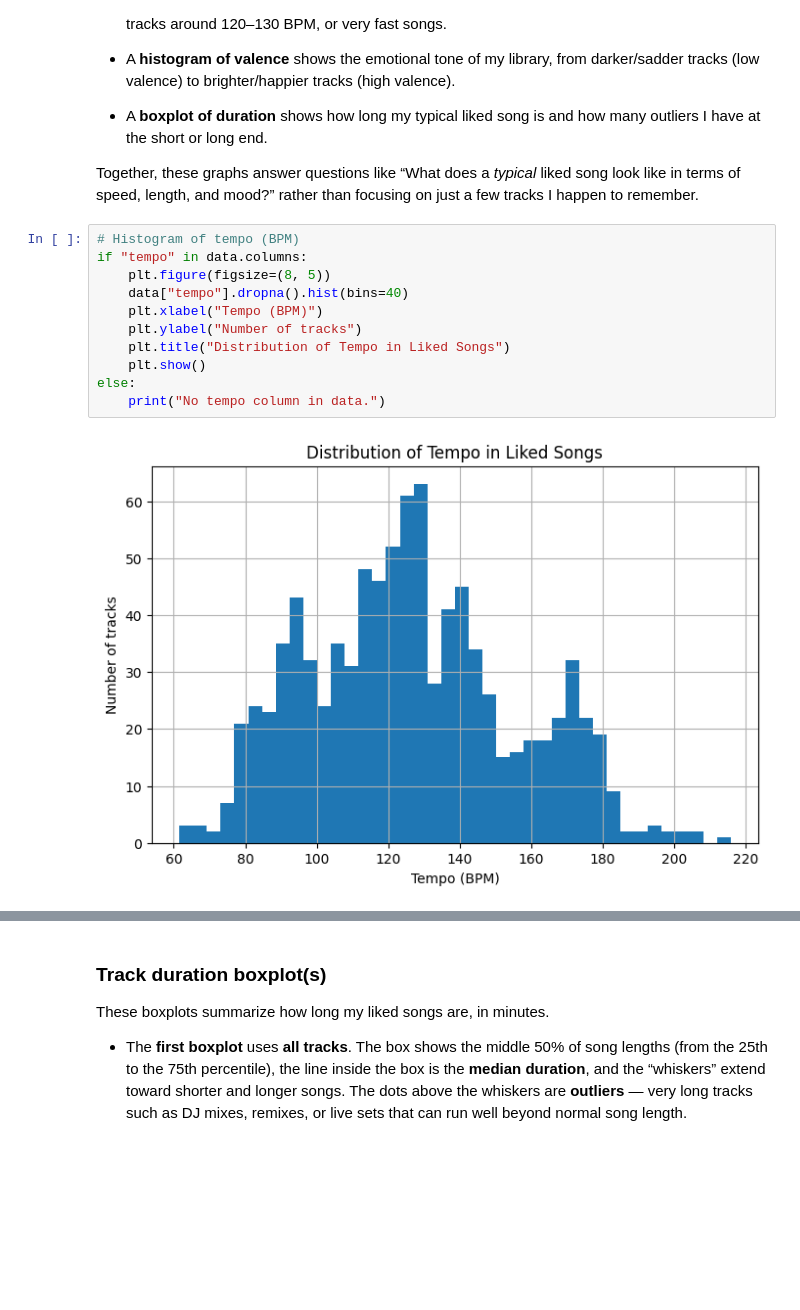
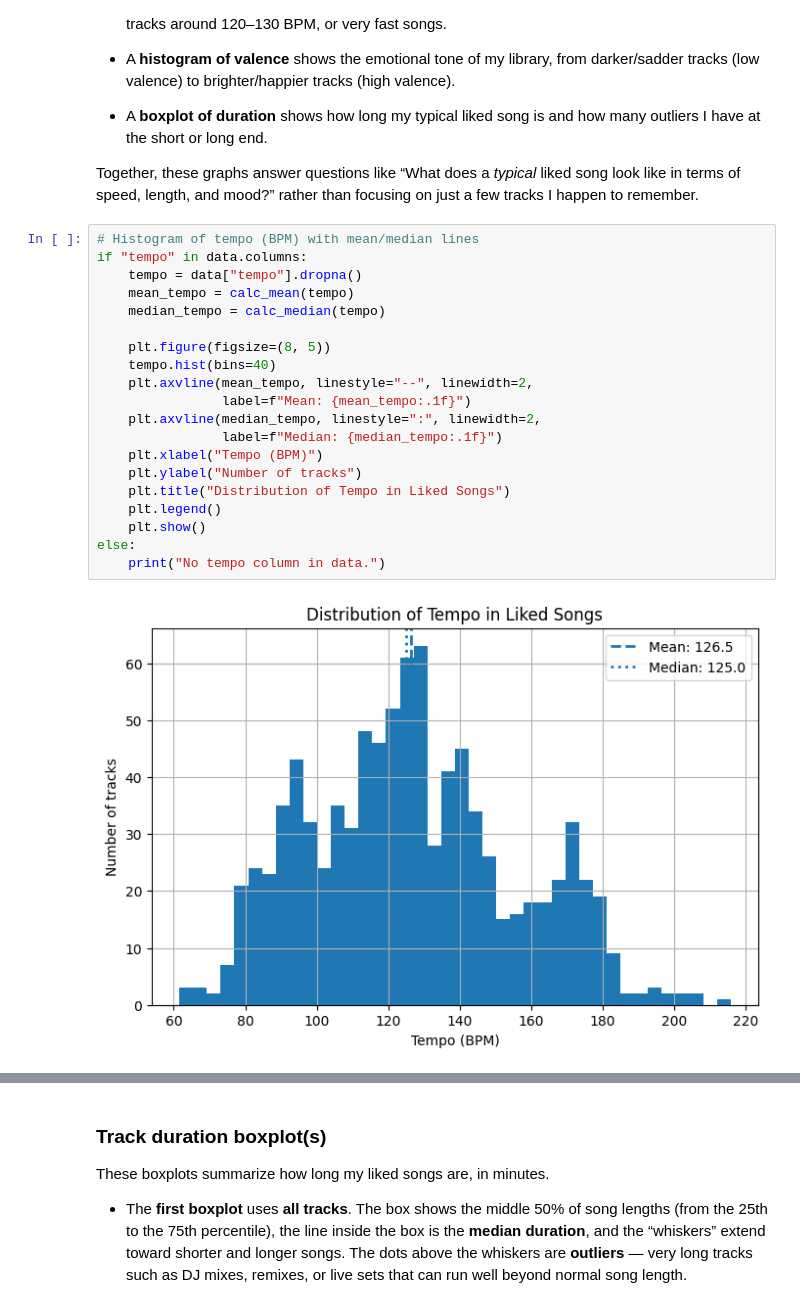
Before and after one commit to TMM1003/CSC105_Final_Project, a Jupyter notebook: song_analysis.ipynb, the cells around one changed output, grey strips where cells are left out. Drawn from its saved outputs; the diff is of its cells as text; blank space fills up the shorter version.

```diff
--- a/song_analysis.ipynb
+++ b/song_analysis.ipynb
@@ -252,16 +267,25 @@ Next, I visualize the distributions of the variables used in the descriptive sta
 
 Together, these graphs answer questions like “What does a *typical* liked song look like in terms of speed, length, and mood?” rather than focusing on just a few tracks I happen to remember.
 # %%
-# Histogram of tempo (BPM)
+# Histogram of tempo (BPM) with mean/median lines
 if "tempo" in data.columns:
+    tempo = data["tempo"].dropna()
+    mean_tempo = calc_mean(tempo)
+    median_tempo = calc_median(tempo)
+
     plt.figure(figsize=(8, 5))
-    data["tempo"].dropna().hist(bins=40)
+    tempo.hist(bins=40)
+    plt.axvline(mean_tempo, linestyle="--", linewidth=2,
+                label=f"Mean: {mean_tempo:.1f}")
+    plt.axvline(median_tempo, linestyle=":", linewidth=2,
+                label=f"Median: {median_tempo:.1f}")
     plt.xlabel("Tempo (BPM)")
     plt.ylabel("Number of tracks")
     plt.title("Distribution of Tempo in Liked Songs")
+    plt.legend()
     plt.show()
 else:
     print("No tempo column in data.")
 # %% [output]
-[figure, old version]
+[figure, new version]
 # %%
```
Also changed, not shown: parts of 7 cells of this notebook.
